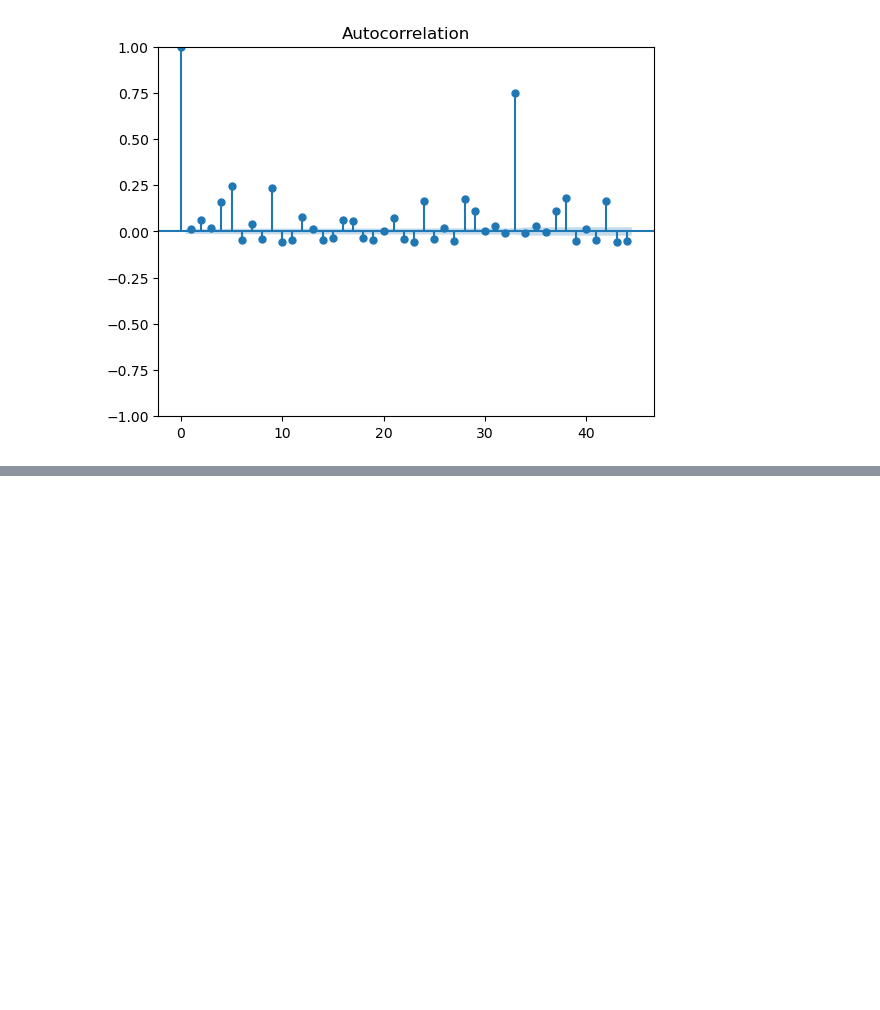
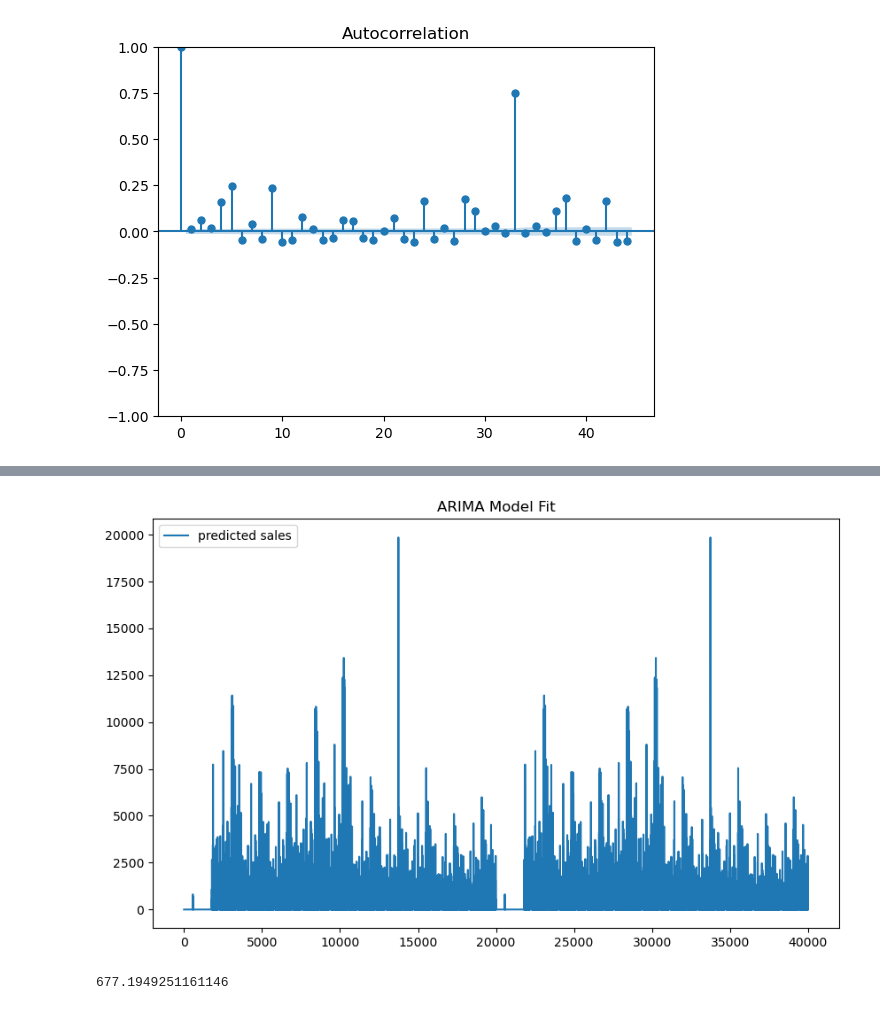
Before and after one commit to JuhanPauklin/IDS2023_StoreSales, a Jupyter notebook: ARIMA training.ipynb, the cells around one changed output, grey strips where cells are left out. Saved outputs shown, nothing was run; the diff lists cells and outputs as text; code cells hidden in the pictures; blank space fills up the shorter version.

```diff
--- a/ARIMA training.ipynb
+++ b/ARIMA training.ipynb
@@ -100,0 +140,24 @@ Warnings:
+# %%
+plt.figure(figsize=(10, 6))
+plt.plot(history, label='predicted sales')
+plt.title('ARIMA Model Fit')
+plt.legend()
+plt.show()
+# %% [output]
+[figure, added]
+# %%
+import math
+file = open('ARIMApredictions.csv','w')
+i=0
+file.write("index,prediction,actual value,error")
+averageerror=0
+for elem in predictions:
+    file.write(str(i)+","+str(elem)+','+str(df['sales'][i])+','+str(df['sales'][i]-elem)+'\n')
+    averageerror+=(df['sales'][i]-elem)**2
+    i+=1
+file.close()
+averageerror/=20000
+averageerror=math.sqrt(averageerror)
+print(averageerror)
+# %% [output]
+677.1949251161146
```
Also changed, not shown: parts of 8 cells of this notebook, 1 other file.
